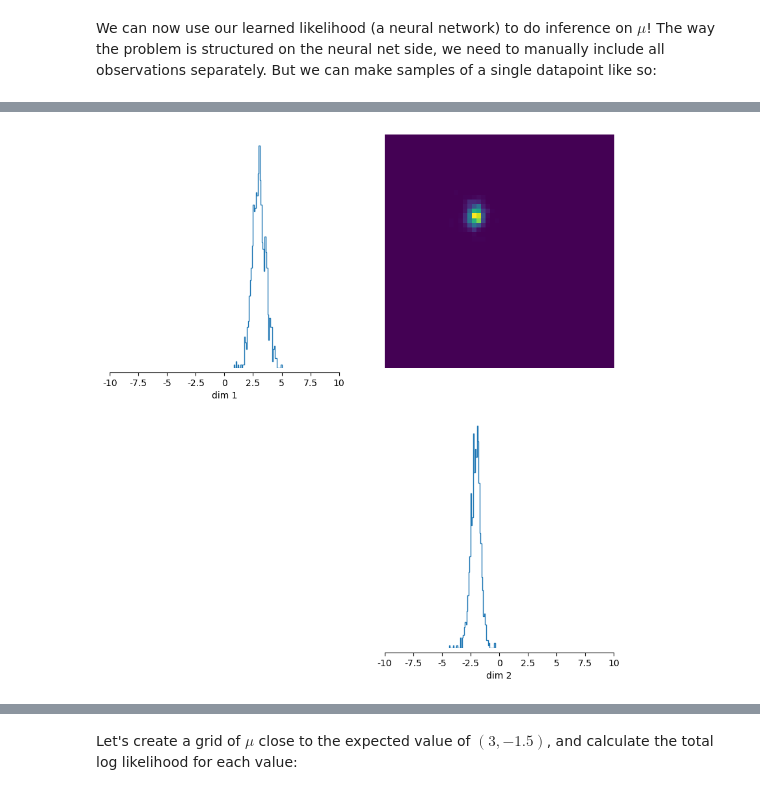
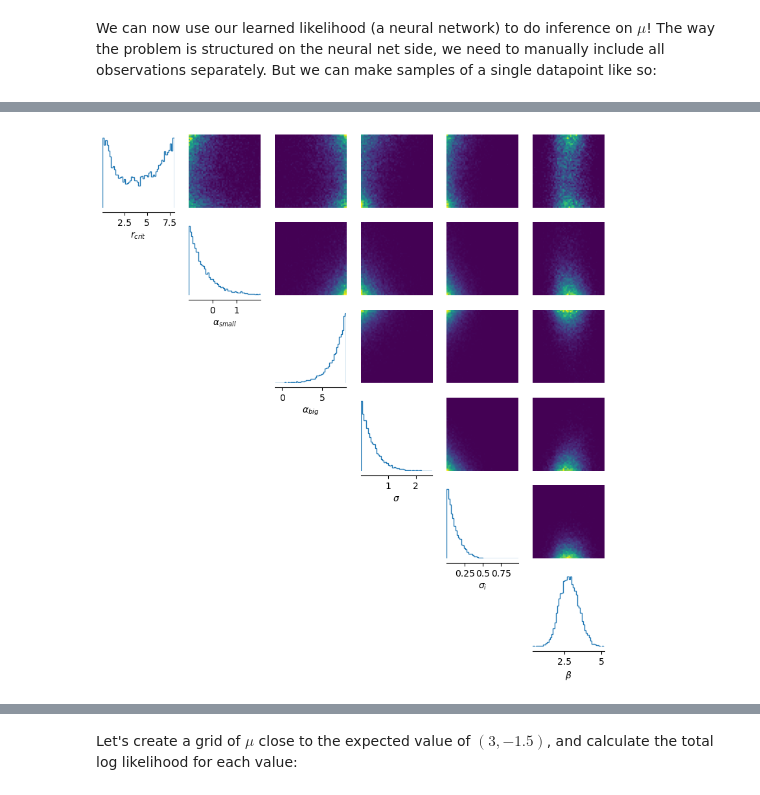
Before and after one commit to vtardugno/planet_pops, a Jupyter notebook: SBI.ipynb, the cells around one changed output, grey strips where cells are left out. Drawn from its saved outputs; the diff is of its cells as text; code cells hidden in the pictures.

Commit message:
Add files via upload
updated SBI and added simulation data files

```diff
--- a/SBI.ipynb
+++ b/SBI.ipynb
@@ -142,0 +116,7 @@ tensor([[ 1.8096,  8.3579],
+# %%
+prior = utils.BoxUniform(
+    low=torch.tensor([0.1, -1, -1, 0.0, 0.0, 0.0]),   # Lower bounds for Rcrit, alpha_small, alpha_big, sigma_R, sigma_I, beta
+    high=torch.tensor([8.0, 2.0, 8.0, 8.0, 6.0, 10.0])  # Upper bounds, adjusted to allow flexibility for "improper" priors
+)
+
+prior, num_parameters, prior_returns_numpy = process_prior(prior)
@@ -163,9 +221,11 @@ TypeError: For multiprocessing, we switch to numpy arrays. Make sure to preproce
 # %%
 inference = NRE(prior=prior)
 
-num_simulations = 2000
+num_simulations = 10000
 theta = prior.sample((num_simulations,))
+
 x = simulator(theta)
+
 print("theta.shape", theta.shape)
 print("x.shape", x.shape)
 
@@ -202,0 +246,11 @@ samples = posterior.sample((1000,), x=observation[0])
+# %%
+import pandas as pd
+from astropy.io import ascii
+
+all_dr25 = pd.read_csv("result.csv")
+selected_stars = all_dr25.where((all_dr25["log(g)"]>4)&(all_dr25["Mass"]<1.2)&(all_dr25["Mass"]>0.8)).dropna(how='all')
+len(selected_stars)
+
+data = ascii.read("nph-nstedAPI.txt")
+all_stars = data.to_pandas()
+all_stars_in_selected_stars = all_stars[all_stars['kepid'].isin(selected_stars["KIC"])]
@@ -203,7 +269,14 @@ samples = posterior.sample((1000,), x=observation[0])
+# %%
+from sbi.analysis.plot import pairplot
+# observation, _ = np.histogram(all_stars_in_selected_stars["nconfp"].where(all_stars_in_selected_stars["nconfp"] > 0).dropna(how='all'),bins = range(1,12))
+observation, _ = np.histogram(all_stars_in_selected_stars["nconfp"],bins = range(0,12))
+observation = np.log10(observation)
+observation[observation==-np.inf] = -1/np.log(10)
+samples = posterior.sample((10000,), x=observation)
 # %%
-from sbi.analysis.plot import pairplot
-
-log_probability = posterior.log_prob(samples, x=observation[0])
-out = pairplot(samples, limits=[[-10,10],[-10,10]], fig_size=(6,6))
+import matplotlib.pyplot as plt
+log_probability = posterior.potential(samples, x=observation)
+# out = pairplot(samples, limits=[[-10,10],[-10,10]], fig_size=(6,6))
+fig, axes = pairplot(samples, fig_size=(6,6),labels = [r"$r_{crit}$",r"$\alpha_{small}$",r"$\alpha_{big}$",r"$\sigma$",r"$\sigma_i$",r"$\beta$"],upper="hist")
 # %% [output]
-[figure, old version]
+[figure, new version]
```
Also changed, not shown: parts of 27 cells of this notebook, 22 other files.
